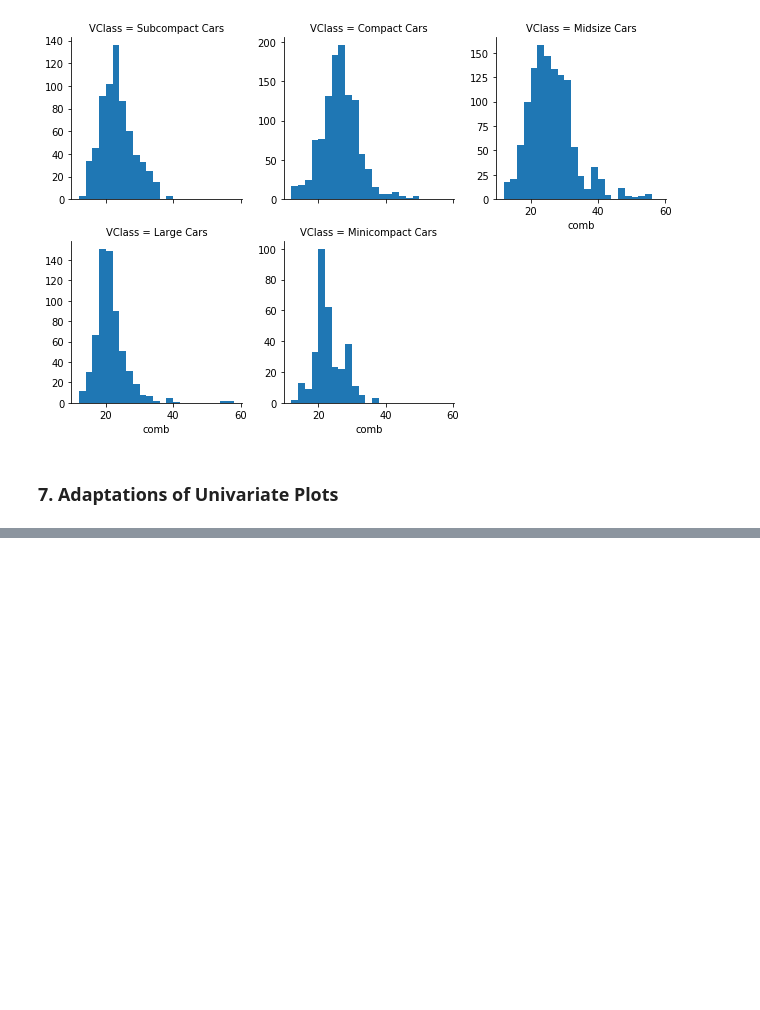
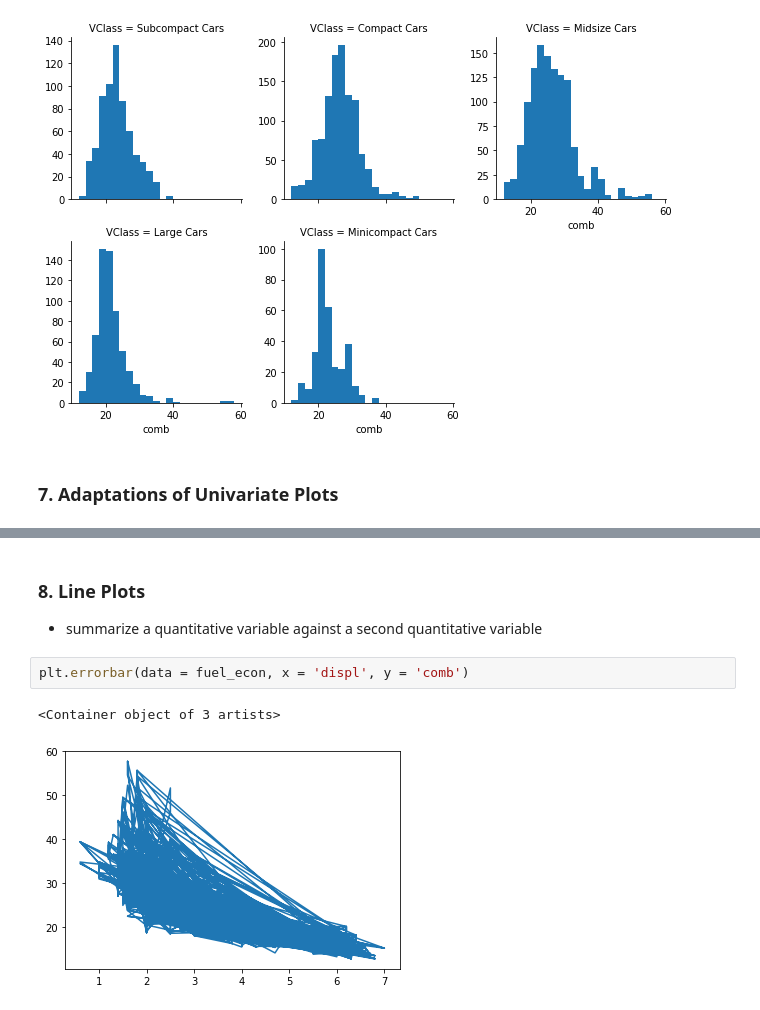
Before and after one commit to freena22/Python-AI-Udacity-Nanodegree, a Jupyter notebook: Matplotlib_Seaborn_Practice_2.ipynb, the cells around one changed output, grey strips where cells are left out. Saved outputs shown, nothing was run; the diff lists cells and outputs as text; blank space fills up the shorter version.

```diff
--- a/Matplotlib_Seaborn_Practice_2.ipynb
+++ b/Matplotlib_Seaborn_Practice_2.ipynb
@@ -258,0 +283,8 @@ g.map(plt.hist, 'comb', bins = bins)
+# %% [markdown]
+### 8. Line Plots
+- summarize a quantitative variable against a second quantitative variable
+# %%
+plt.errorbar(data = fuel_econ, x = 'displ', y = 'comb')
+# %% [output]
+<Container object of 3 artists>
+[figure, added]
```
Also changed, not shown: parts of 7 cells of this notebook.
